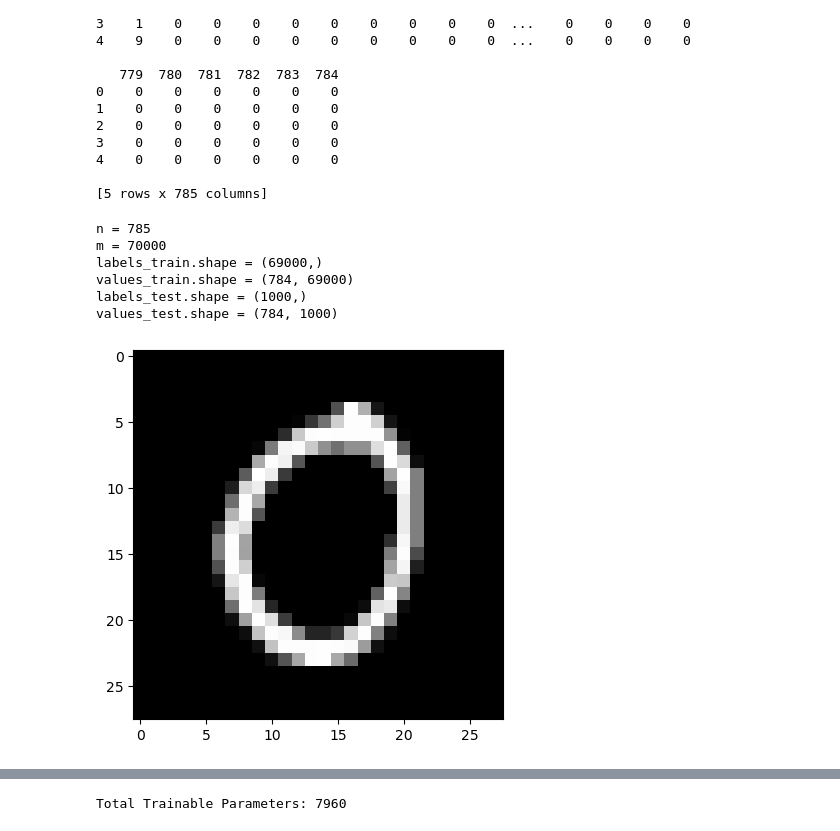
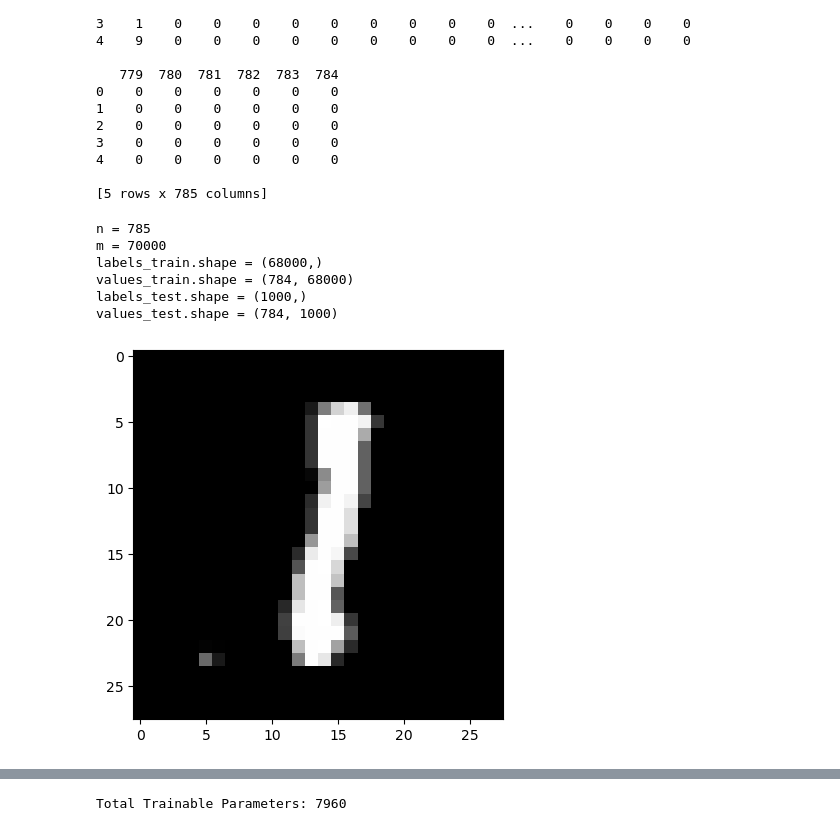
Before and after one commit to Frydjak/TUE-neural-networks-fundamentals, a Jupyter notebook: Mini_batch_gradient_descent.ipynb, the cells around one changed output, grey strips where cells are left out. Drawn from its saved outputs; the diff is of its cells as text; code cells hidden in the pictures.

```diff
--- a/Mini_batch_gradient_descent.ipynb
+++ b/Mini_batch_gradient_descent.ipynb
@@ -100,37 +100,37 @@ if DEBUG:
 
 data = np.array(data)
 m, n = data.shape # n is amount of features including labels
 
 np.random.shuffle(data)
 
 data_test = data[0:TEST_SIZE].T
 labels_test = data_test[0]
 values_test = data_test[1:n] / 255
 
 data_validation = data[TEST_SIZE:(TEST_SIZE+ VALIDATION_SIZE)].T
 labels_validation = data_validation[0]
 values_validation = data_validation[1:n] / 255
 
-data_train = data[TEST_SIZE:m].T
+data_train = data[(TEST_SIZE+VALIDATION_SIZE):m].T
 labels_train = data_train[0]
 values_train = data_train[1:n] / 255
 
 if DEBUG:
     print("n =",n)
     print("m =",m)
     print("labels_train.shape =",labels_train.shape)
     print("values_train.shape =",values_train.shape)
     print("labels_test.shape =",labels_test.shape)
     print("values_test.shape =",values_test.shape)
     show_image(values_train, 1)
 # %% [output]
 n = 785
 m = 70000
-labels_train.shape = (69000,)
-values_train.shape = (784, 69000)
+labels_train.shape = (68000,)
+values_train.shape = (784, 68000)
 labels_test.shape = (1000,)
 values_test.shape = (784, 1000)
-[figure, old version]
+[figure, new version]
 # %%
 def init_params():
     """Initialize NN weights and biases"""
```
Also changed, not shown: parts of 2 cells of this notebook, 2 other files.
